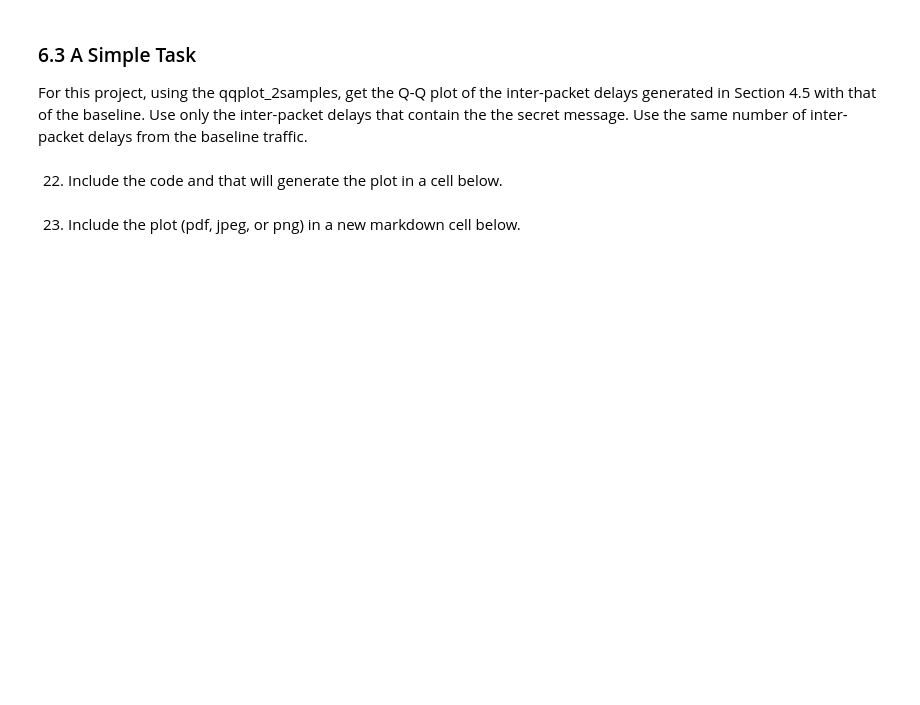
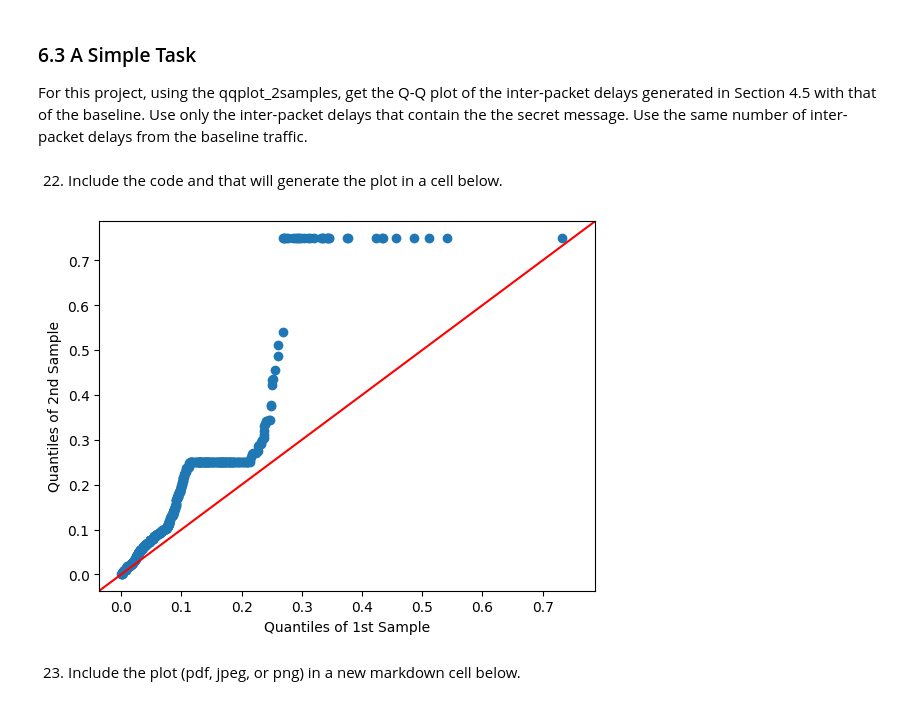
Before and after one commit to tonyzh150/Ecs132-Project, a Jupyter notebook: ECS132_Project_Spring_2025_Draft.ipynb, the cells around one changed output. Cells and saved outputs as stored; diff of their text form; code cells hidden in the pictures; blank space fills up the shorter version.

```diff
--- a/ECS132_Project_Spring_2025_Draft.ipynb
+++ b/ECS132_Project_Spring_2025_Draft.ipynb
@@ -437,7 +437,7 @@ packet_numb = traffic_data['Packet Number'].tolist()
 
 converted_times = orig_times.copy()
 
-min = 1
+minimum = 1
 
 for i in range(0, len(random_bit)-1):
 
@@ -446,7 +446,7 @@ for i in range(0, len(random_bit)-1):
 
     if random_bit[i] == 0:
         delay = 0.25
-        insert_position = np.random.randint(min, median)
+        insert_position = np.random.randint(minimum, median)
     elif random_bit[i] == 1:
         delay = 0.75
         insert_position = np.random.randint(median, max)
@@ -589,5 +588,22 @@ py.show()
 For this project, using the qqplot_2samples, get the Q-Q plot of the inter-packet delays generated in Section 4.5 with that of the baseline. Use only the inter-packet delays that contain the the secret message. Use the same number of inter-packet delays from the baseline traffic.
 # %% [markdown]
 22. Include the code and that will generate the plot in a cell below.
+# %%
+# convert_traffic_data-V2.csv
+traffic_data_orig = pd.read_csv('Data/Traffic_data_orig.csv')
+orig_data = np.diff(traffic_data_orig['Time'])
+convert_traffic_data = pd.read_csv('convert_traffic_data-V2.csv')
+convert_data = np.diff(convert_traffic_data['Time'])
+
+# min = __builtins__.min
+# accidentally set min=0 in previous part, so if you have problem generating this plot and a TypeError showed up about the below line, uncomment the above line and run again
+min_len = min(len(orig_data), len(convert_data))
+orig_data = orig_data[:min_len]
+convert_data = convert_data[:min_len]
+
+sm.qqplot_2samples(orig_data, convert_data, line ='45')
+plt.savefig('inter_packet_delays_qqplot.png')
+# %% [output]
+[figure, added]
 # %% [markdown]
 23. Include the plot (pdf, jpeg, or png) in a new markdown cell below.
```
Also changed, not shown: parts of 4 cells of this notebook, 4 other files.
